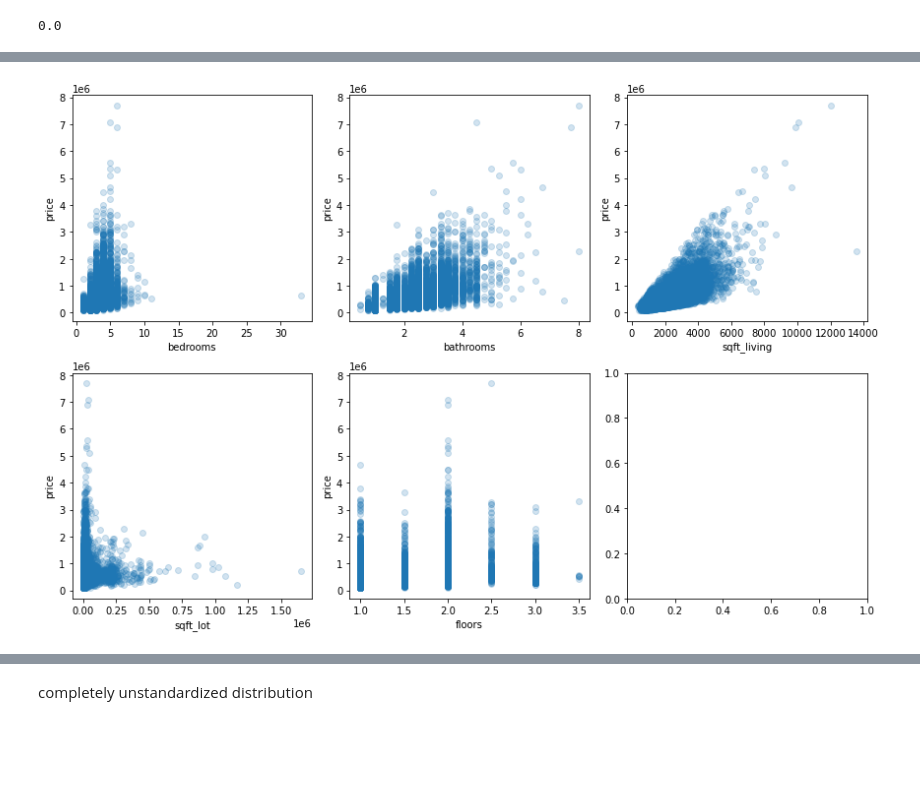
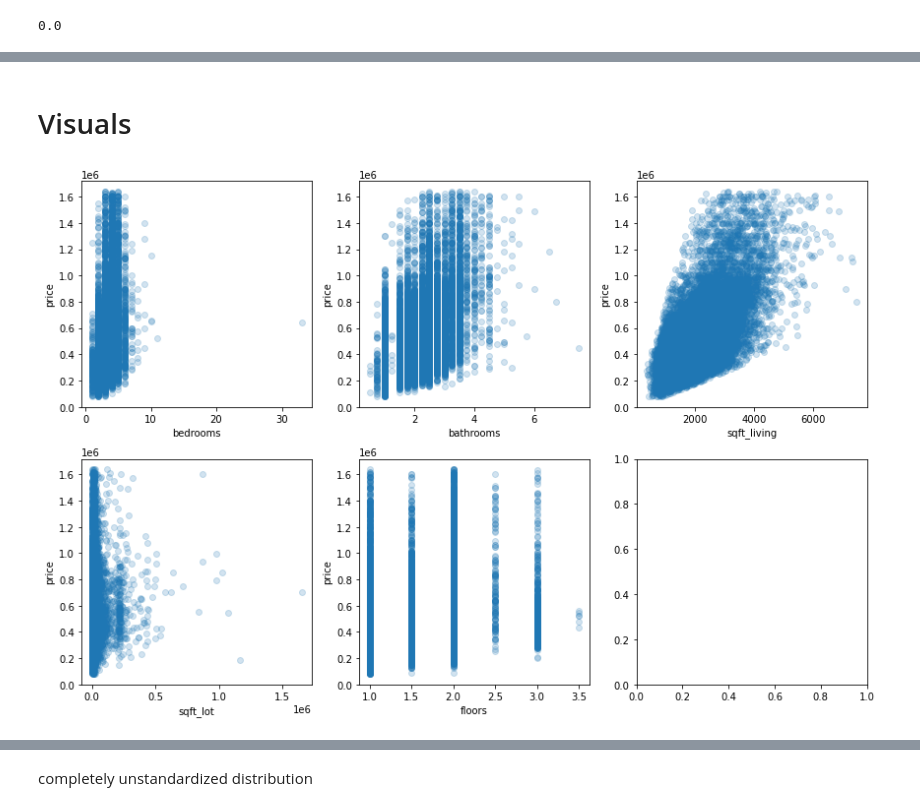
Before and after one commit to Deja2304/Deja-Phase-2-Project, a Jupyter notebook: Untitled.ipynb, the cells around one changed output, grey strips where cells are left out. Cells and saved outputs as stored; diff of their text form; code cells hidden in the pictures; blank space fills up the shorter version.

```diff
--- a/Untitled.ipynb
+++ b/Untitled.ipynb
@@ -57,0 +67,12 @@ sqft variables are all highly correlated
+# %%
+# calculate summary statistics
+df_mean = np.mean(df['price'])
+df_std =  np.std(df['price'])
+# identify outliers
+cut_off = df_std * 3
+# %%
+lower, upper = df_mean - cut_off, df_mean + cut_off
+# %%
+# identify outliers
+df= df[(df['price']> lower) & (df['price']<upper)]
+df
@@ -58,2 +98,2 @@ sqft variables are all highly correlated
 # %%
-df.drop(['date','zipcode','waterfront','view','long','lat','sqft_above','sqft_basement','sqft_living15', 'sqft_lot15'], axis=1, inplace=True)
+df.drop(['date','zipcode','waterfront','view','long','lat','sqft_above','sqft_basement','sqft_living15', 'sqft_lot15', 'yr_built', 'yr_renovated'], axis=1, inplace=True)
@@ -236,13 +442,15 @@ Name: price, dtype: float64
+# %% [markdown]
+# Visuals
 # %%
 fig, axes = plt.subplots(ncols=3, nrows=2, figsize=(12, 8))
 fig.set_tight_layout(True)
 
-xcont = df.select_dtypes(('int64', 'float64')).columns.drop([ 'yr_built', 'price', 'yr_renovated'])
+xcont = df.select_dtypes(('int64', 'float64')).columns.drop(['price'])
 
 
 for xcol, ax in zip(xcont, axes.flatten()):
     ax.scatter(df[xcol], df['price'], alpha=0.2)
     ax.set_xlabel(xcol)
     ax.set_ylabel("price")
 # %% [output]
-[figure, old version]
+[figure, new version]
```
Also changed, not shown: parts of 54 cells of this notebook.
